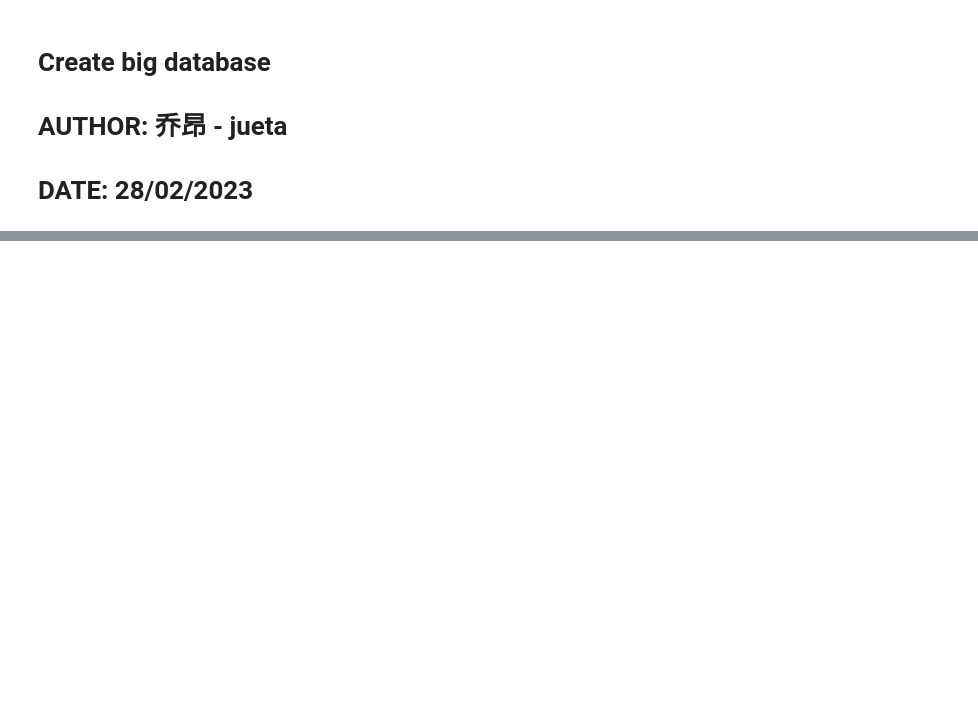
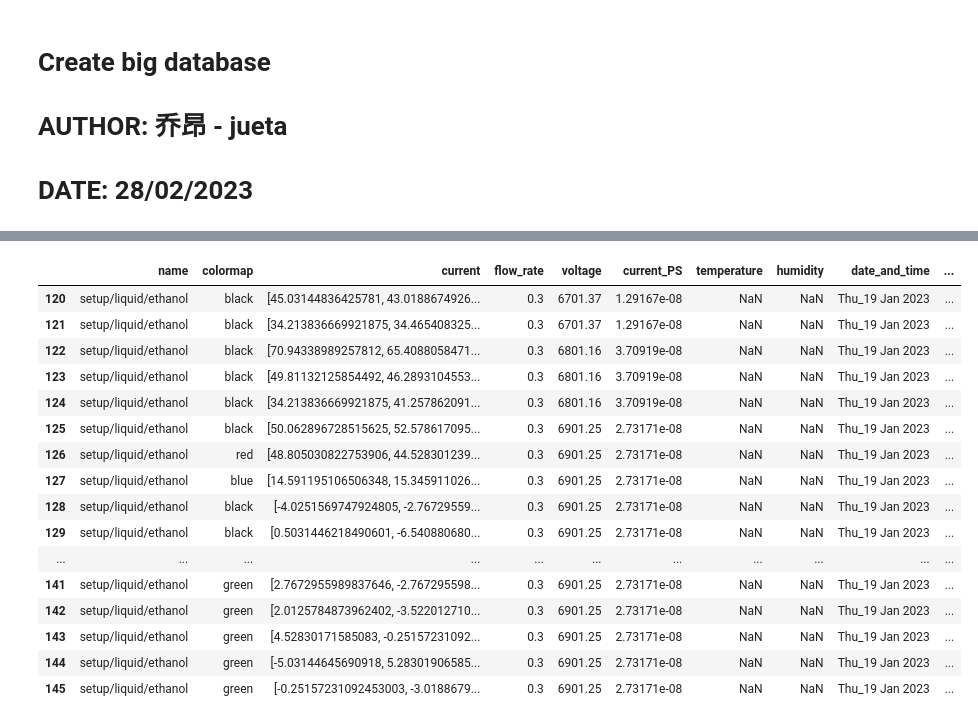
Before and after one commit to kgmuzungu/EHDA_library, a Jupyter notebook: data_analysis/create_big_database.ipynb, the cells around one changed output, grey strips where cells are left out. Cells and saved outputs as stored; diff of their text form; code cells hidden in the pictures; blank space fills up the shorter version.

```diff
--- a/data_analysis/create_big_database.ipynb
+++ b/data_analysis/create_big_database.ipynb
@@ -35,0 +77,20 @@ df.to_feather("Data/map2_23-02-20.feather")
+# %%
+df[120:146]
+# %% [output]
+|  | name | colormap | current | flow_rate | voltage | current_PS | temperature | humidity | date_and_time | ... |
+| 120 | setup/liquid/ethanol | black | [45.03144836425781, 43.0188674926... | 0.3 | 6701.37 | 1.29167e-08 | NaN | NaN | Thu_19 Jan 2023 | ... |
+| 121 | setup/liquid/ethanol | black | [34.213836669921875, 34.465408325... | 0.3 | 6701.37 | 1.29167e-08 | NaN | NaN | Thu_19 Jan 2023 | ... |
+| 122 | setup/liquid/ethanol | black | [70.94338989257812, 65.4088058471... | 0.3 | 6801.16 | 3.70919e-08 | NaN | NaN | Thu_19 Jan 2023 | ... |
+| 123 | setup/liquid/ethanol | black | [49.81132125854492, 46.2893104553... | 0.3 | 6801.16 | 3.70919e-08 | NaN | NaN | Thu_19 Jan 2023 | ... |
+| 124 | setup/liquid/ethanol | black | [34.213836669921875, 41.257862091... | 0.3 | 6801.16 | 3.70919e-08 | NaN | NaN | Thu_19 Jan 2023 | ... |
+| 125 | setup/liquid/ethanol | black | [50.062896728515625, 52.578617095... | 0.3 | 6901.25 | 2.73171e-08 | NaN | NaN | Thu_19 Jan 2023 | ... |
+| 126 | setup/liquid/ethanol | red | [48.805030822753906, 44.528301239... | 0.3 | 6901.25 | 2.73171e-08 | NaN | NaN | Thu_19 Jan 2023 | ... |
+| 127 | setup/liquid/ethanol | blue | [14.591195106506348, 15.345911026... | 0.3 | 6901.25 | 2.73171e-08 | NaN | NaN | Thu_19 Jan 2023 | ... |
+| 128 | setup/liquid/ethanol | black | [-4.0251569747924805, -2.76729559... | 0.3 | 6901.25 | 2.73171e-08 | NaN | NaN | Thu_19 Jan 2023 | ... |
+| 129 | setup/liquid/ethanol | black | [0.5031446218490601, -6.540880680... | 0.3 | 6901.25 | 2.73171e-08 | NaN | NaN | Thu_19 Jan 2023 | ... |
+| ... | ... | ... | ... | ... | ... | ... | ... | ... | ... | ... |
+| 141 | setup/liquid/ethanol | green | [2.7672955989837646, -2.767295598... | 0.3 | 6901.25 | 2.73171e-08 | NaN | NaN | Thu_19 Jan 2023 | ... |
+| 142 | setup/liquid/ethanol | green | [2.0125784873962402, -3.522012710... | 0.3 | 6901.25 | 2.73171e-08 | NaN | NaN | Thu_19 Jan 2023 | ... |
+| 143 | setup/liquid/ethanol | green | [4.52830171585083, -0.25157231092... | 0.3 | 6901.25 | 2.73171e-08 | NaN | NaN | Thu_19 Jan 2023 | ... |
+| 144 | setup/liquid/ethanol | green | [-5.03144645690918, 5.28301906585... | 0.3 | 6901.25 | 2.73171e-08 | NaN | NaN | Thu_19 Jan 2023 | ... |
+| 145 | setup/liquid/ethanol | green | [-0.25157231092453003, -3.0188679... | 0.3 | 6901.25 | 2.73171e-08 | NaN | NaN | Thu_19 Jan 2023 | ... |
```
Also changed, not shown: parts of 8 cells of this notebook, 5 other files.
